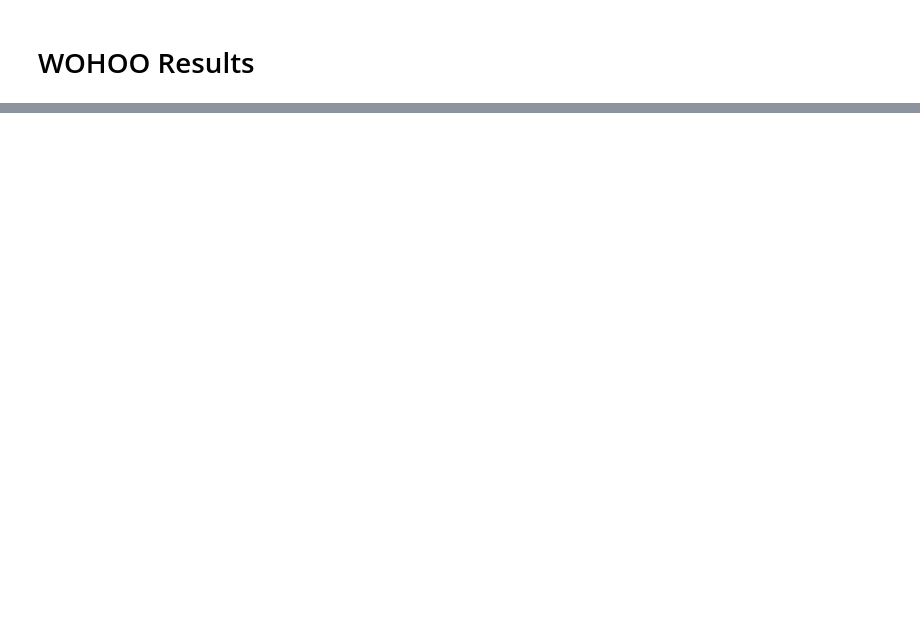
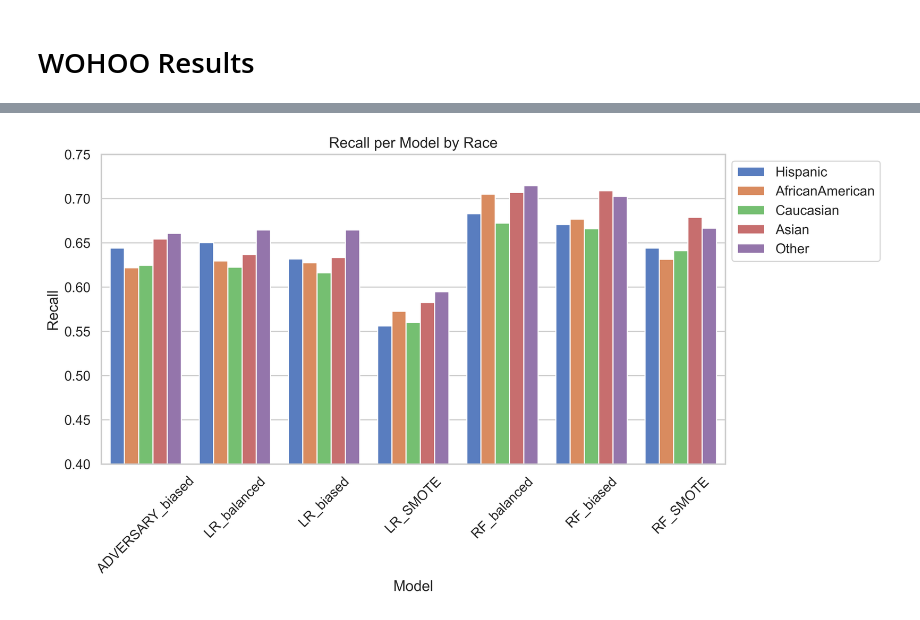
Before and after one commit to pxndey/csgy9223_project, a Jupyter notebook: results.ipynb, the cells around one changed output, grey strips where cells are left out. Saved outputs shown, nothing was run; the diff lists cells and outputs as text; code cells hidden in the pictures; blank space fills up the shorter version.

```diff
--- a/results.ipynb
+++ b/results.ipynb
@@ -133,0 +73,11 @@ plt.show()
+# %%
+# 3. Recall
+plt.figure(figsize=(10,5),dpi=400)
+sns.barplot(data=metrics_df, x="Model", y="Recall", hue="Race")
+plt.title("Recall per Model by Race")
+plt.xticks(rotation=45)
+plt.ylim(0.4,0.75)
+plt.legend(loc='upper left', bbox_to_anchor=(1, 1))
+plt.show()
+# %% [output]
+[figure, added]
```
Also changed, not shown: parts of 17 cells of this notebook, 1 other file.
